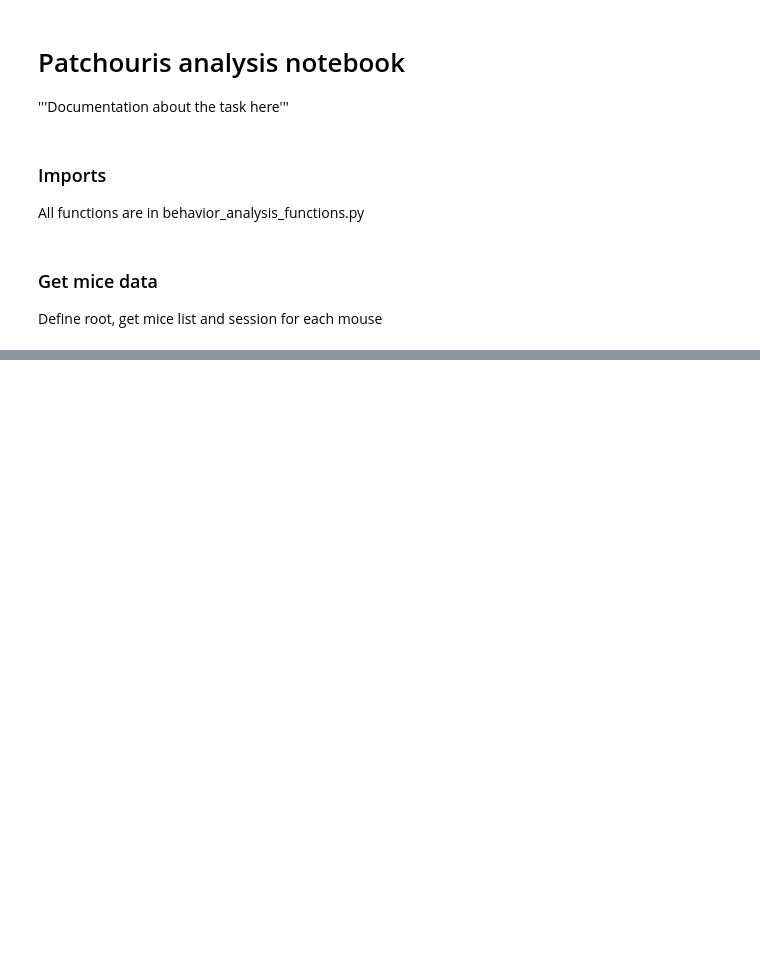
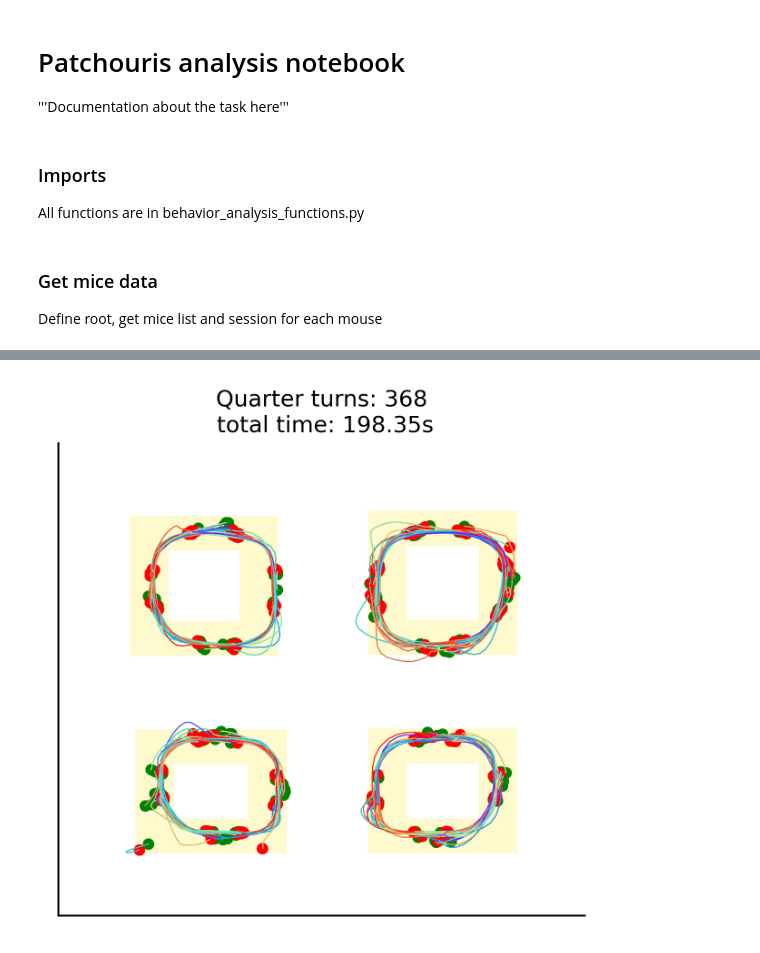
Before and after one commit to HeathenToaster/MouseTache, a Jupyter notebook: Behavior_Analysis_Maud.ipynb, the cells around one changed output, grey strips where cells are left out. Cells and saved outputs as stored; diff of their text form; code cells hidden in the pictures; blank space fills up the shorter version.

```diff
--- a/Behavior_Analysis_Maud.ipynb
+++ b/Behavior_Analysis_Maud.ipynb
@@ -64,7 +83,9 @@ def figure_trajectoriesMaud(traj_df, current_movement, xgauss, ygauss, speed, an
     ax1.get_xaxis().set_visible(False)
     ax1.get_yaxis().set_visible(False)
 # %%
+mouse = 'MOU4437_2'
 mouseFolder_Path=root+mouse
+session = 'MOU4437_2_20240313-1144'
 # Load the data
 traj_df, turns_df, param_df = load_data(mouseFolder_Path, session)
 phase, direction, cno = get_phase_direction_cno(param_df)
@@ -100,34 +121,36 @@ for i in range(len(list_epochs) - 1):
     #        stops_type["unrewarded"].append([list_epochs[i][1], list_epochs[i + 1][0]])
 
 list_quarter_turn = [epoch for epoch in list_epochs if epoch[2][0] == "Q"] #Gets the list of all quarter turns
 list_between_objects = [epoch for epoch in list_epochs if epoch[2][0] == "B"] #Gets all trajectories between objects
 list_toward_object = [epoch for epoch in list_epochs if epoch[2][0] == "T"] #Gets all trajectories towards objects
 list_movement_not_quarter = [epoch for epoch in list_epochs if epoch[2][0] == "N"] #Gets all explorative trajectories
 list_of_stops = [[list_epochs[a - 1][1 ] + 1, list_epochs[a][0] - 1] for a in range(1, len(list_epochs))]
 
 #Creates a list for each type of quarter turn
 rewarded = [epoch for epoch in list_quarter_turn if epoch[2][2] == 'G']
 unrewarded = [epoch for epoch in list_quarter_turn if epoch[2][2] != 'G']
 extra = [epoch for epoch in list_quarter_turn if epoch[2][2] == 'E']
 badDirection = [epoch for epoch in list_quarter_turn if epoch[2][2] == 'B']
 wrongObject = [epoch for epoch in list_quarter_turn if epoch[2][2] == 'O']
 doubleWrong = [epoch for epoch in list_quarter_turn if epoch[2][2] == 'H']
 
 # between_reward = [epoch for epoch in list_between_objects if epoch[2][5] == 'r']
 # between_unrewarded = [epoch for epoch in list_between_objects if epoch[2][5] == 'n']
 
 anti_clock_turn = [epoch for epoch in list_quarter_turn if epoch[2][1] == "k"]
 clock_turn = [epoch for epoch in list_quarter_turn if epoch[2][1] == "w"]
 exploring = [epoch for epoch in list_quarter_turn if epoch[2][2] == 'X']
 
 when_reward = [[turns_df.loc[a, "time"], turns_df.loc[a, "currentPatch"]] for a in turns_df.index if turns_df.loc[a, "Rewarded"]]
 when_no_reward = [[turns_df.loc[a, "time"], turns_df.loc[a, "currentPatch"]] for a in turns_df.index if not turns_df.loc[a, "Rewarded"]]
 
 ######################################################
 # Figure creation  ~10sec
 fig, ax = plt.subplots(1, 1, figsize=(4, 4))
 
-figure_trajectoriesMaud(traj_df, list_quarter_turn, xgauss, ygauss, speed, angular_speed, acceleration, "Quarter turns: ", ax1=ax)
+figure_quarterturns_Maud(traj_df, list_quarter_turn, xgauss, ygauss, speed, angular_speed, acceleration, "Quarter turns: ", ax1=ax)
+# %% [output]
+[figure, added]
 # %%
 fig, ax = plt.subplots(1, 1, figsize=(4, 4))
 
```
Also changed, not shown: parts of 4 cells of this notebook.
